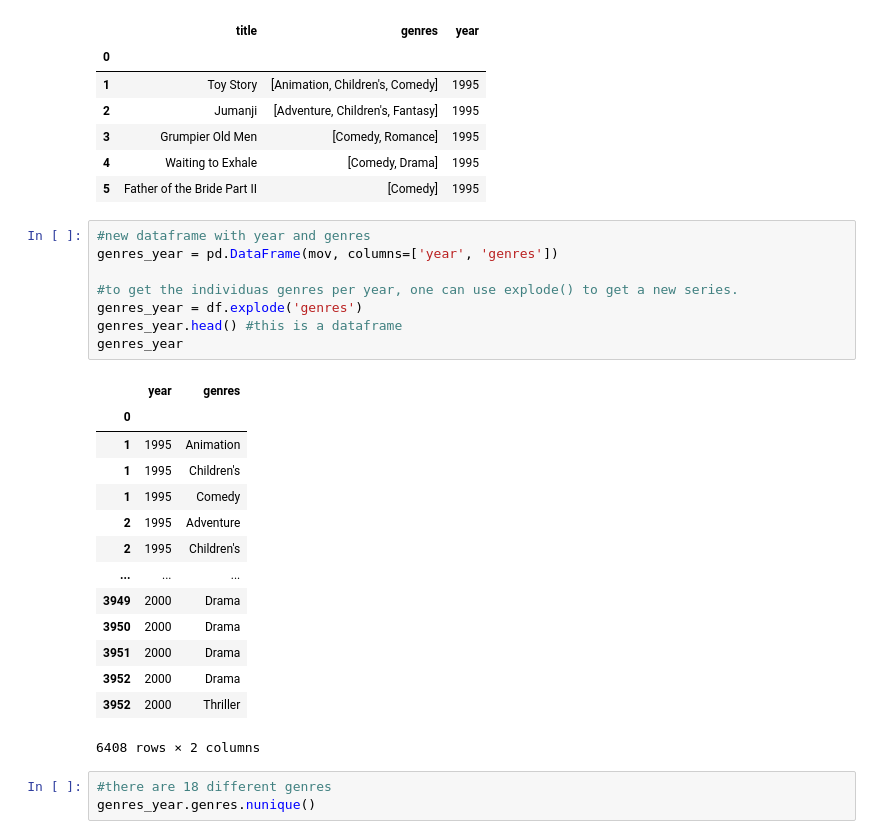
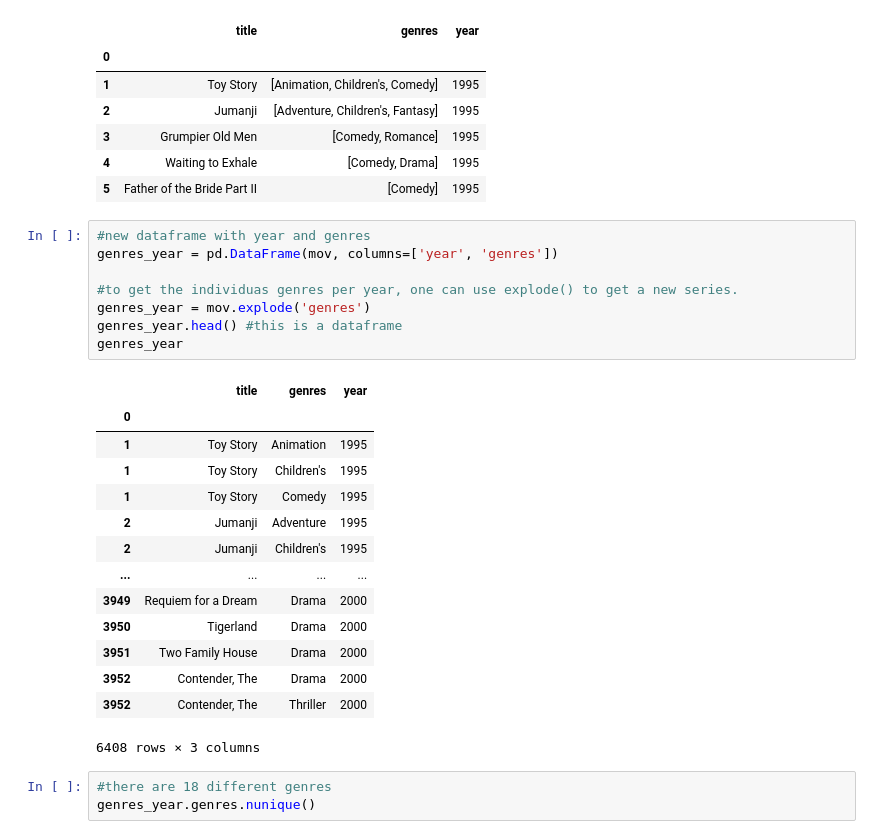
Before and after one commit to Elenotes/Visualitzacio_grafica_multiples_variables, a Jupyter notebook: S04_T02_Visualitzacio_grafica_multiples_variables.ipynb, the cells around one changed output. Saved outputs shown, nothing was run; the diff lists cells and outputs as text.

```diff
--- a/S04_T02_Visualitzacio_grafica_multiples_variables.ipynb
+++ b/S04_T02_Visualitzacio_grafica_multiples_variables.ipynb
@@ -430,26 +430,26 @@ mov.head()
 # %%
 #new dataframe with year and genres
 genres_year = pd.DataFrame(mov, columns=['year', 'genres'])
 
 #to get the individuas genres per year, one can use explode() to get a new series.
-genres_year = df.explode('genres')
+genres_year = mov.explode('genres')
 genres_year.head() #this is a dataframe
 genres_year
 # %% [output]
-|  | year | genres |
-| 0 |  |  |
-| 1 | 1995 | Animation |
-| 1 | 1995 | Children's |
-| 1 | 1995 | Comedy |
-| 2 | 1995 | Adventure |
-| 2 | 1995 | Children's |
-| ... | ... | ... |
-| 3949 | 2000 | Drama |
-| 3950 | 2000 | Drama |
-| 3951 | 2000 | Drama |
-| 3952 | 2000 | Drama |
-| 3952 | 2000 | Thriller |
+|  | title | genres | year |
+| 0 |  |  |  |
+| 1 | Toy Story | Animation | 1995 |
+| 1 | Toy Story | Children's | 1995 |
+| 1 | Toy Story | Comedy | 1995 |
+| 2 | Jumanji | Adventure | 1995 |
+| 2 | Jumanji | Children's | 1995 |
+| ... | ... | ... | ... |
+| 3949 | Requiem for a Dream | Drama | 2000 |
+| 3950 | Tigerland | Drama | 2000 |
+| 3951 | Two Family House | Drama | 2000 |
+| 3952 | Contender, The | Drama | 2000 |
+| 3952 | Contender, The | Thriller | 2000 |
-6408 rows × 2 columns
+6408 rows × 3 columns
 # %%
 #there are 18 different genres
 genres_year.genres.nunique()
```
Also changed, not shown: parts of 10 cells of this notebook.
